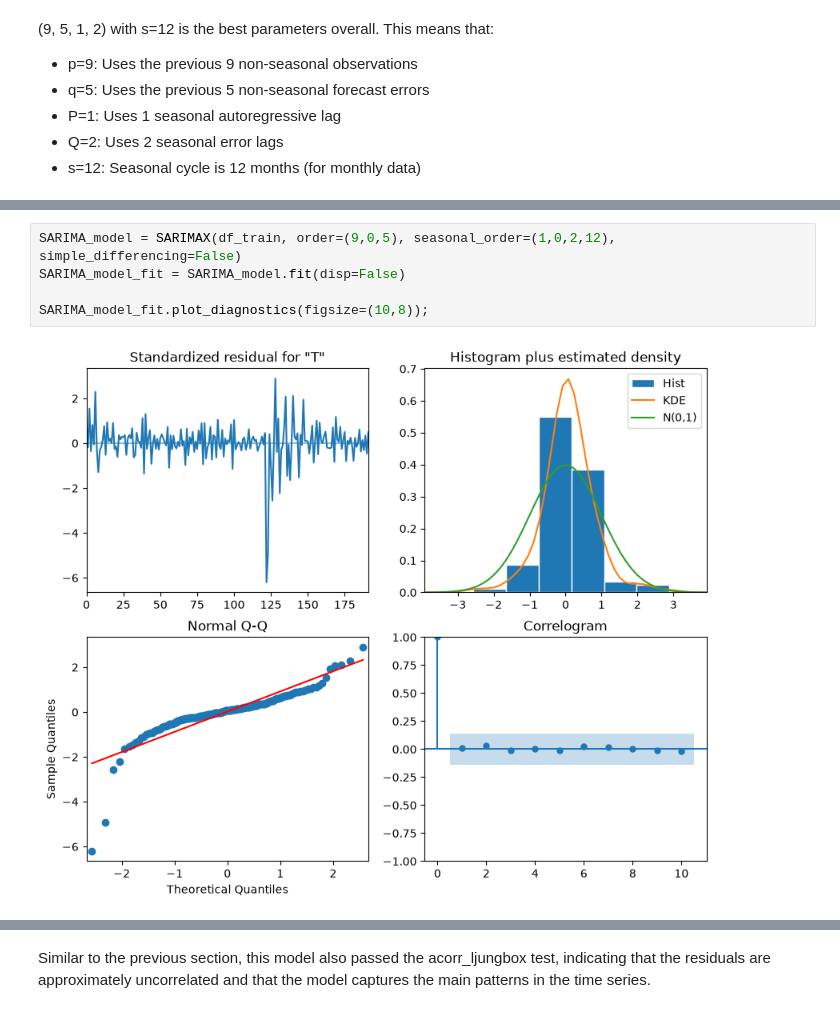
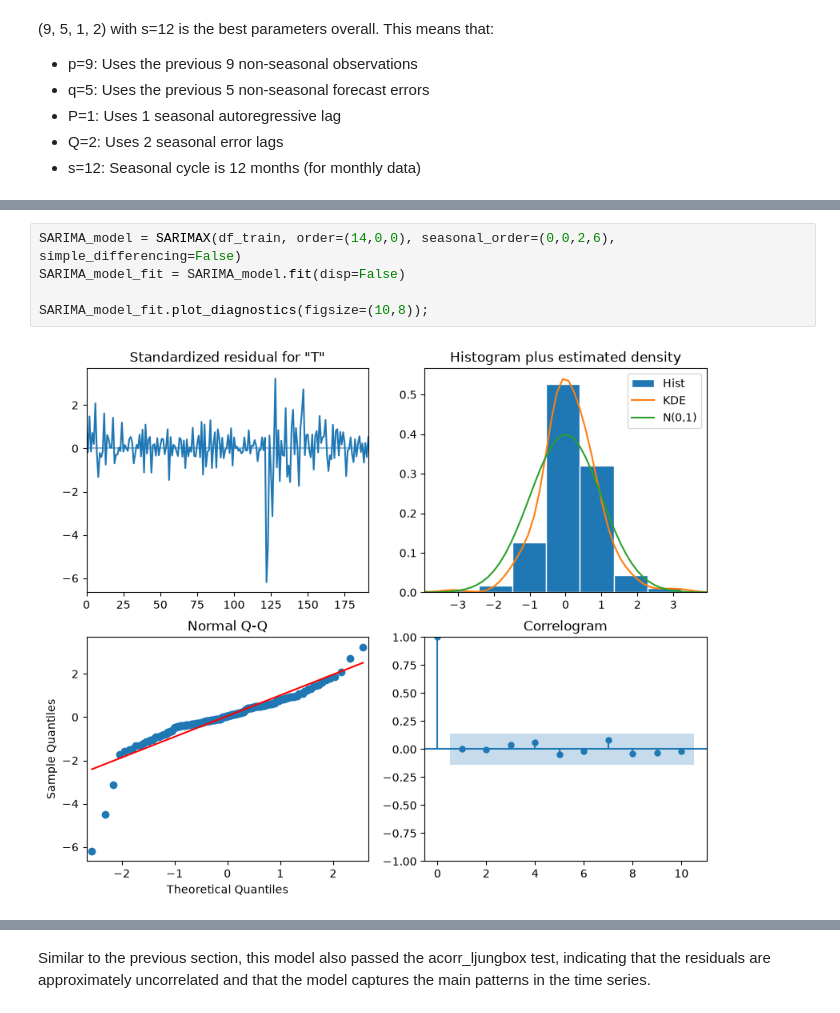
Before and after one commit to janessa13/Timeseries-Forecasting, a Jupyter notebook: Part 1.ipynb, the cells around one changed output, grey strips where cells are left out. Cells and saved outputs as stored; diff of their text form.

```diff
--- a/Part 1.ipynb
+++ b/Part 1.ipynb
@@ -697,10 +714,10 @@ SARIMA_result_df
 # %%
-SARIMA_model = SARIMAX(df_train, order=(9,0,5), seasonal_order=(1,0,2,12), simple_differencing=False)
+SARIMA_model = SARIMAX(df_train, order=(14,0,0), seasonal_order=(0,0,2,6), simple_differencing=False)
 SARIMA_model_fit = SARIMA_model.fit(disp=False)
 
 SARIMA_model_fit.plot_diagnostics(figsize=(10,8));
 # %% [output]
-[figure, old version]
+[figure, new version]
 # %%
 from statsmodels.stats.diagnostic import acorr_ljungbox
 
```
Also changed, not shown: parts of 35 cells of this notebook, 1 other file.
